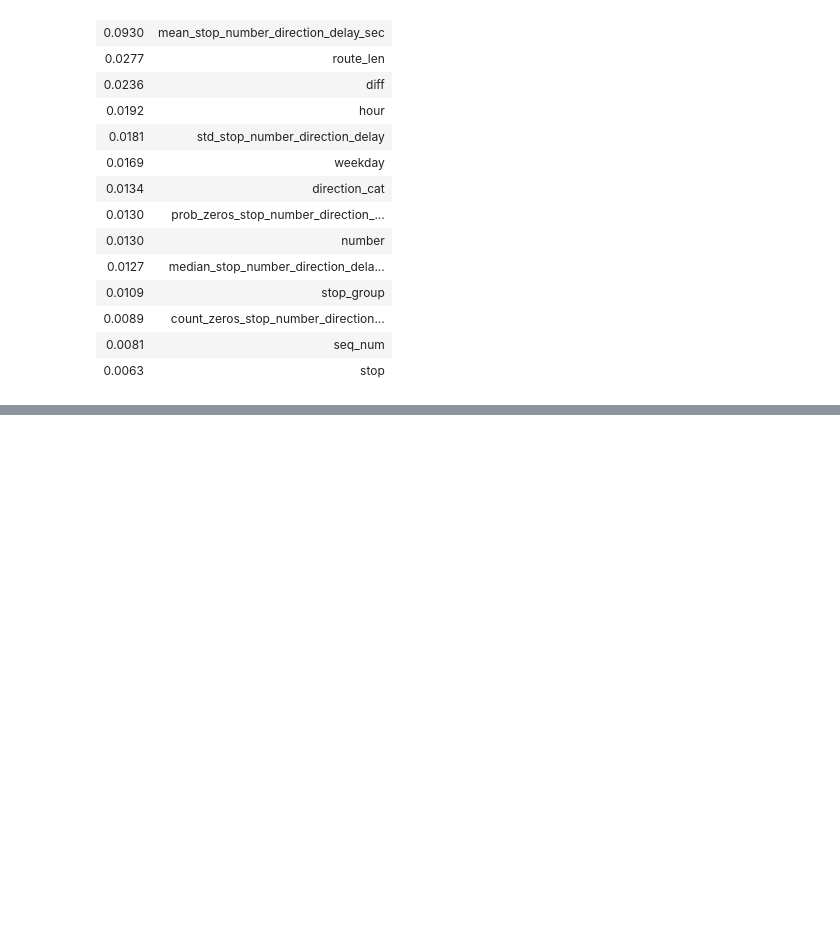
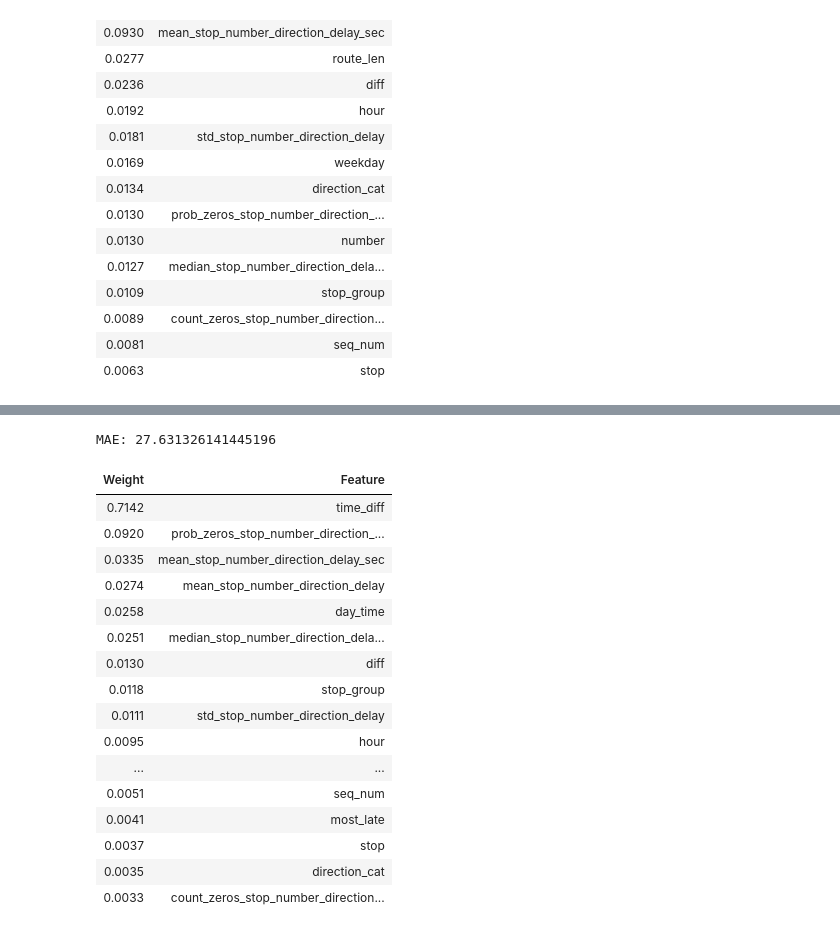
Before and after one commit to DarekB2/tram_delay, a Jupyter notebook: tram_delay_prediction.ipynb, the cells around one changed output, grey strips where cells are left out. Drawn from its saved outputs; the diff is of its cells as text; code cells hidden in the pictures; blank space fills up the shorter version.

```diff
--- a/tram_delay_prediction.ipynb
+++ b/tram_delay_prediction.ipynb
@@ -268,0 +322,28 @@ MAE: 43.86760517434652
+# %%
+df['seq_num_cut'] = df['seq_num_cut'].astype('int')
+df['most_late'] = (((df['seq_num_cut'] == 5) | (df['seq_num_cut'] == 4)) & (df['day_time'] == 3) & (df['stop_group'] ==5)).astype('int')
+
+feats = get_feat(feats_num, feats_drop, ['mean_stop_number_direction_delay', 'mean_stop_number_direction_delay_sec',
+                                         'median_stop_number_direction_delay_sec', 'std_stop_number_direction_delay',
+                                         'count_zeros_stop_number_direction_delay', 'prob_zeros_stop_number_direction_delay',
+                                         'diff', 'time_diff', 'most_late'])
+validate_model(df, feats, params)
+# %% [output]
+MAE: 27.631326141445196
+| Weight | Feature |
+| 0.7142 | time_diff |
+| 0.0920 | prob_zeros_stop_number_direction_... |
+| 0.0335 | mean_stop_number_direction_delay_sec |
+| 0.0274 | mean_stop_number_direction_delay |
+| 0.0258 | day_time |
+| 0.0251 | median_stop_number_direction_dela... |
+| 0.0130 | diff |
+| 0.0118 | stop_group |
+| 0.0111 | std_stop_number_direction_delay |
+| 0.0095 | hour |
+| ... | ... |
+| 0.0051 | seq_num |
+| 0.0041 | most_late |
+| 0.0037 | stop |
+| 0.0035 | direction_cat |
+| 0.0033 | count_zeros_stop_number_direction... |
```
Also changed, not shown: parts of 2 cells of this notebook.
